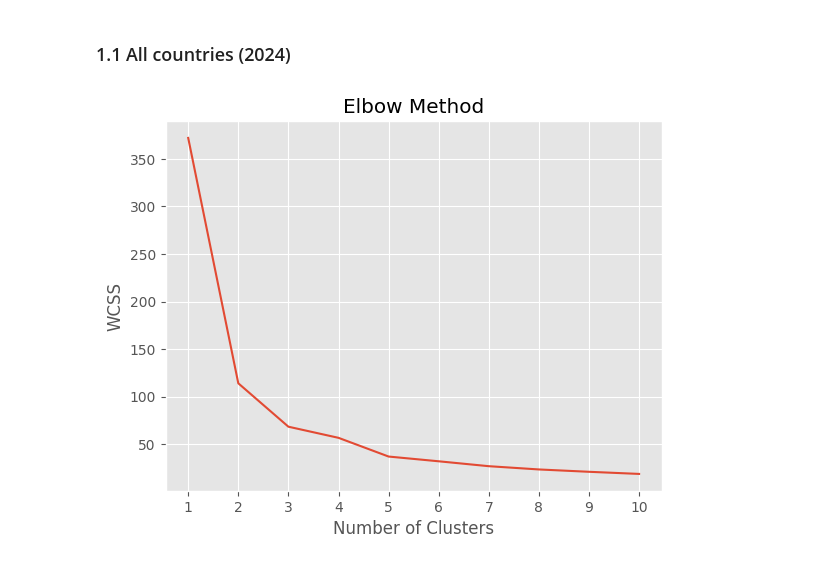
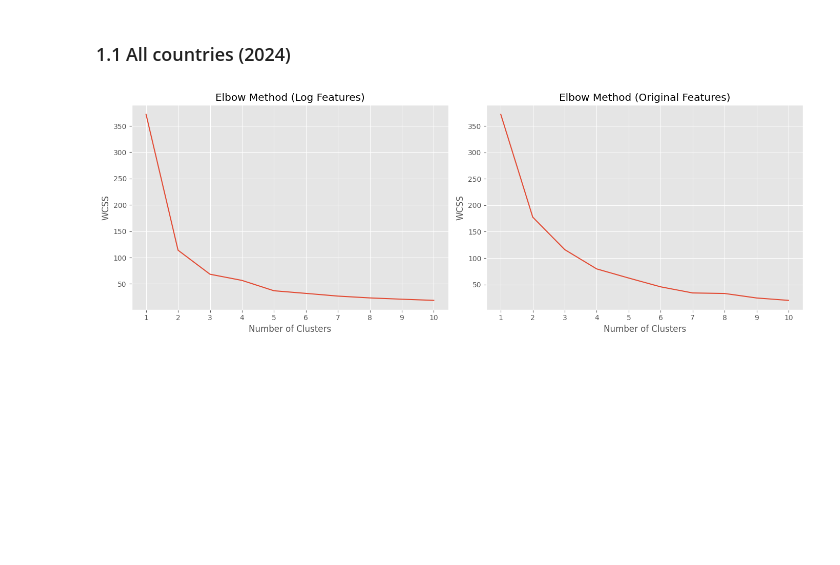
Before and after one commit to martinadep/co2_emissions_data_mining, a Jupyter notebook: notebooks/2_K-Means.ipynb, the cells around one changed output. Cells and saved outputs as stored; diff of their text form; code cells hidden in the pictures; blank space fills up the shorter version.

```diff
--- a/notebooks/2_K-Means.ipynb
+++ b/notebooks/2_K-Means.ipynb
@@ -57,34 +46,51 @@ import numpy as np
 # %% [markdown]
 ### 1.1 All countries (2024)
 # %%
-df_clust = df_all[(df_all['GDP per capita'] > 0) &
-                  (df_all['CO2 emissions per capita'] > 0)].copy()
+df_clust = df_all[(df_all['GDP per capita'] > 0) & (df_all['CO2 emissions per capita'] > 0)].copy()
 df_clust = df_clust[df_clust['Year'] == 2024]
 
 df_clust['log_GDP_pc'] = np.log10(df_clust['GDP per capita'])
 df_clust['log_CO2_pc'] = np.log10(df_clust['CO2 emissions per capita'])
 
 # features for clustering
-features = ['log_GDP_pc', 'log_CO2_pc']
-# features_non_log = ['GDP per capita', 'CO2 emissions per capita']
+features_log = ['log_GDP_pc', 'log_CO2_pc']
+features = ['GDP per capita', 'CO2 emissions per capita']
+
+X_log = df_clust[features_log]
 X = df_clust[features]
 
 scaler = StandardScaler()
+X_log_scaled = scaler.fit_transform(X_log)
 X_scaled = scaler.fit_transform(X)
+
+wcss_log = []
+wcss = []
+for i in range(1, 11):
+    kmeans_log = KMeans(n_clusters=i, init='k-means++', random_state=42)
+    kmeans_log.fit(X_log_scaled)
+    wcss_log.append(kmeans_log.inertia_)
+
+    kmeans = KMeans(n_clusters=i, init='k-means++', random_state=42)
+    kmeans.fit(X_scaled)
+    wcss.append(kmeans.inertia_)
+
+fig, axes = plt.subplots(1, 2, figsize=(14, 5))
+
+axes[0].plot(range(1, 11), wcss_log)
+axes[0].set_title('Elbow Method (Log Features)')
+axes[0].set_xlabel('Number of Clusters')
+axes[0].set_ylabel('WCSS')
+axes[0].set_xticks(range(1, 11))
+
+axes[1].plot(range(1, 11), wcss)
+axes[1].set_title('Elbow Method (Original Features)')
+axes[1].set_xlabel('Number of Clusters')
+axes[1].set_ylabel('WCSS')
+axes[1].set_xticks(range(1, 11))
+
+plt.tight_layout()
+plt.savefig('../outputs/plots/kmeans_elbow_all.png', dpi=300, bbox_inches='tight')
+plt.show()
+# %% [output]
+[figure, added]
-# %%
-wcss = []
-for i in range(1, 11):
-    kmeans = KMeans(n_clusters=i, init='k-means++', random_state=42)
-    kmeans.fit(X_scaled)
-    wcss.append(kmeans.inertia_)
-
-plt.plot(range(1, 11), wcss)
-plt.title('Elbow Method')
-plt.xlabel('Number of Clusters')
-plt.ylabel('WCSS')
-plt.xticks(range(1, 11))
-plt.savefig('../outputs/plots/kmeans_elbow_all.png', dpi=300, bbox_inches='tight')
-plt.show()
-# %% [output]
-[figure, removed]
 # %%
```
Also changed, not shown: parts of 12 cells of this notebook, 2 other files.
